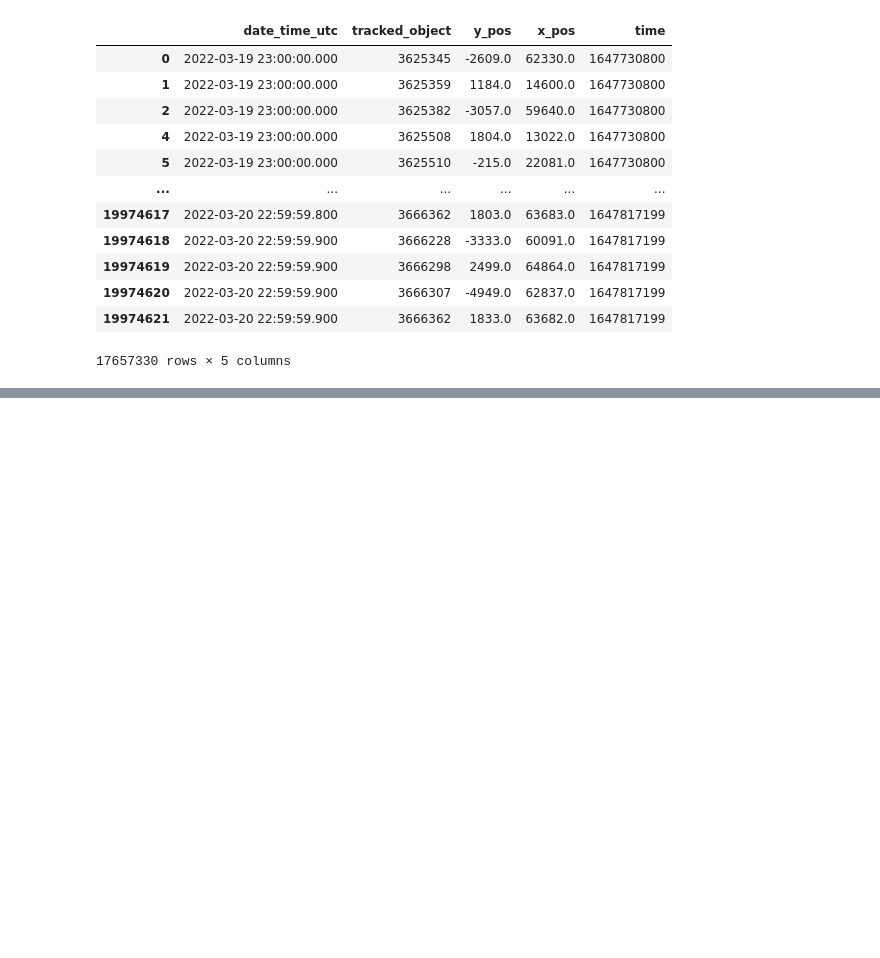
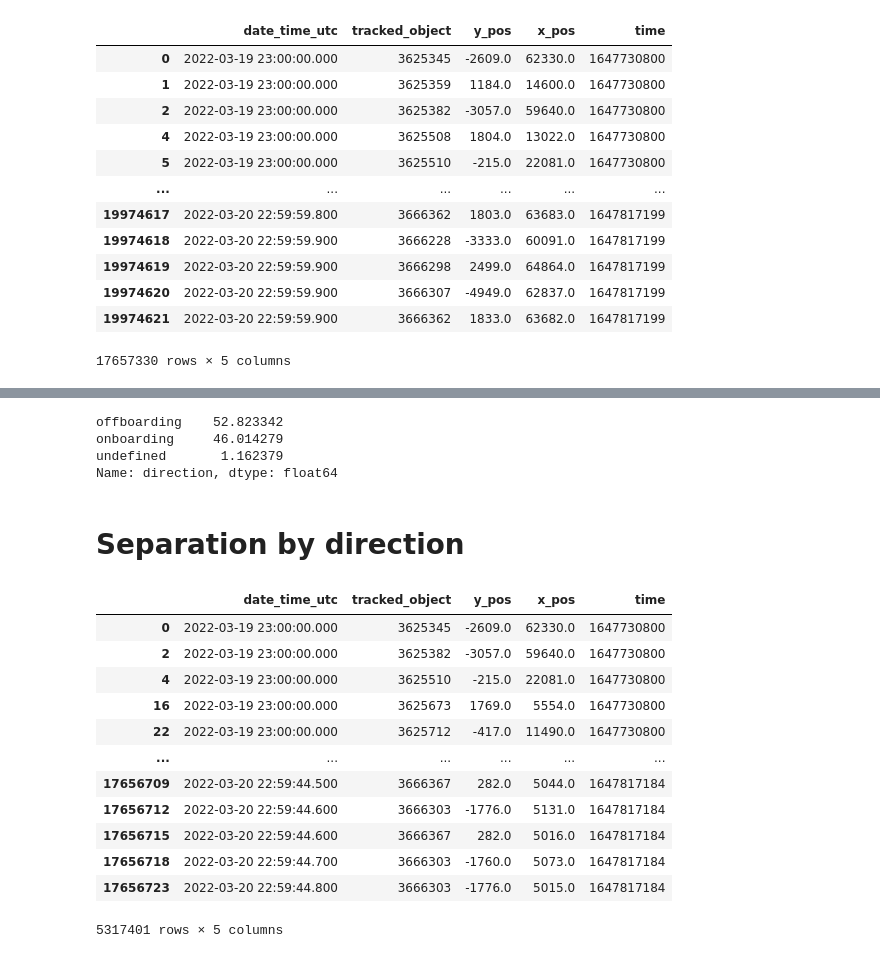
Before and after one commit to mauribadnights/sociophysics, a Jupyter notebook: matrix_generator/matrix_generator1.ipynb, the cells around one changed output, grey strips where cells are left out. Drawn from its saved outputs; the diff is of its cells as text; code cells hidden in the pictures; blank space fills up the shorter version.

Commit message:
direction labelling done and train info started

```diff
--- a/matrix_generator/matrix_generator1.ipynb
+++ b/matrix_generator/matrix_generator1.ipynb
@@ -97,0 +105,40 @@ for hour in fLst.index:
+# %%
+#See quality of the direction labeling
+
+## Offboarding and onboarding should be as close as 50% as possible
+## Undefined should be as close to 0% as possible
+
+directions['direction'].value_counts(normalize=True)*100
+# %% [output]
+offboarding    52.823342
+onboarding     46.014279
+undefined       1.162379
+Name: direction, dtype: float64
+# %%
+#Add directions to complete dataframe
+data['direction'] = 'unassigned'
+directions_dict = directions.set_index('tracked_object')['direction'].to_dict()
+data['direction'] = data['tracked_object'].map(directions_dict)
+# %% [markdown]
+# Separation by direction
+# %%
+data_off = data[data['direction']=='offboarding']
+data_on = data[data['direction']=='onboarding']
+data_off = data_off.drop('direction',axis=1)
+data_on = data_on.drop('direction',axis=1)
+# %%
+data_off
+# %% [output]
+|  | date_time_utc | tracked_object | y_pos | x_pos | time |
+| 0 | 2022-03-19 23:00:00.000 | 3625345 | -2609.0 | 62330.0 | 1647730800 |
+| 2 | 2022-03-19 23:00:00.000 | 3625382 | -3057.0 | 59640.0 | 1647730800 |
+| 4 | 2022-03-19 23:00:00.000 | 3625510 | -215.0 | 22081.0 | 1647730800 |
+| 16 | 2022-03-19 23:00:00.000 | 3625673 | 1769.0 | 5554.0 | 1647730800 |
+| 22 | 2022-03-19 23:00:00.000 | 3625712 | -417.0 | 11490.0 | 1647730800 |
+| ... | ... | ... | ... | ... | ... |
+| 17656709 | 2022-03-20 22:59:44.500 | 3666367 | 282.0 | 5044.0 | 1647817184 |
+| 17656712 | 2022-03-20 22:59:44.600 | 3666303 | -1776.0 | 5131.0 | 1647817184 |
+| 17656715 | 2022-03-20 22:59:44.600 | 3666367 | 282.0 | 5016.0 | 1647817184 |
+| 17656718 | 2022-03-20 22:59:44.700 | 3666303 | -1760.0 | 5073.0 | 1647817184 |
+| 17656723 | 2022-03-20 22:59:44.800 | 3666303 | -1776.0 | 5015.0 | 1647817184 |
+5317401 rows × 5 columns
```
Also changed, not shown: parts of 18 cells of this notebook, 2 other files.
